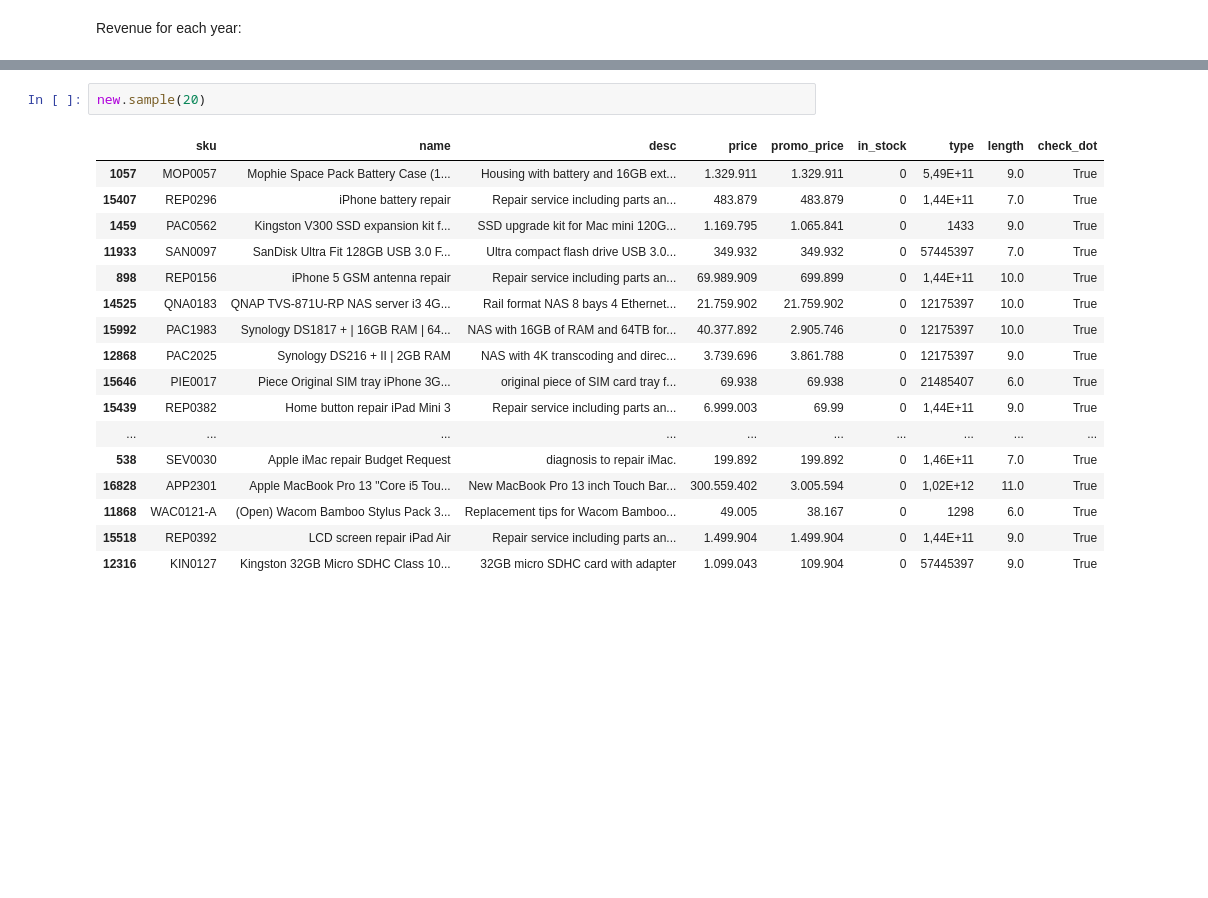
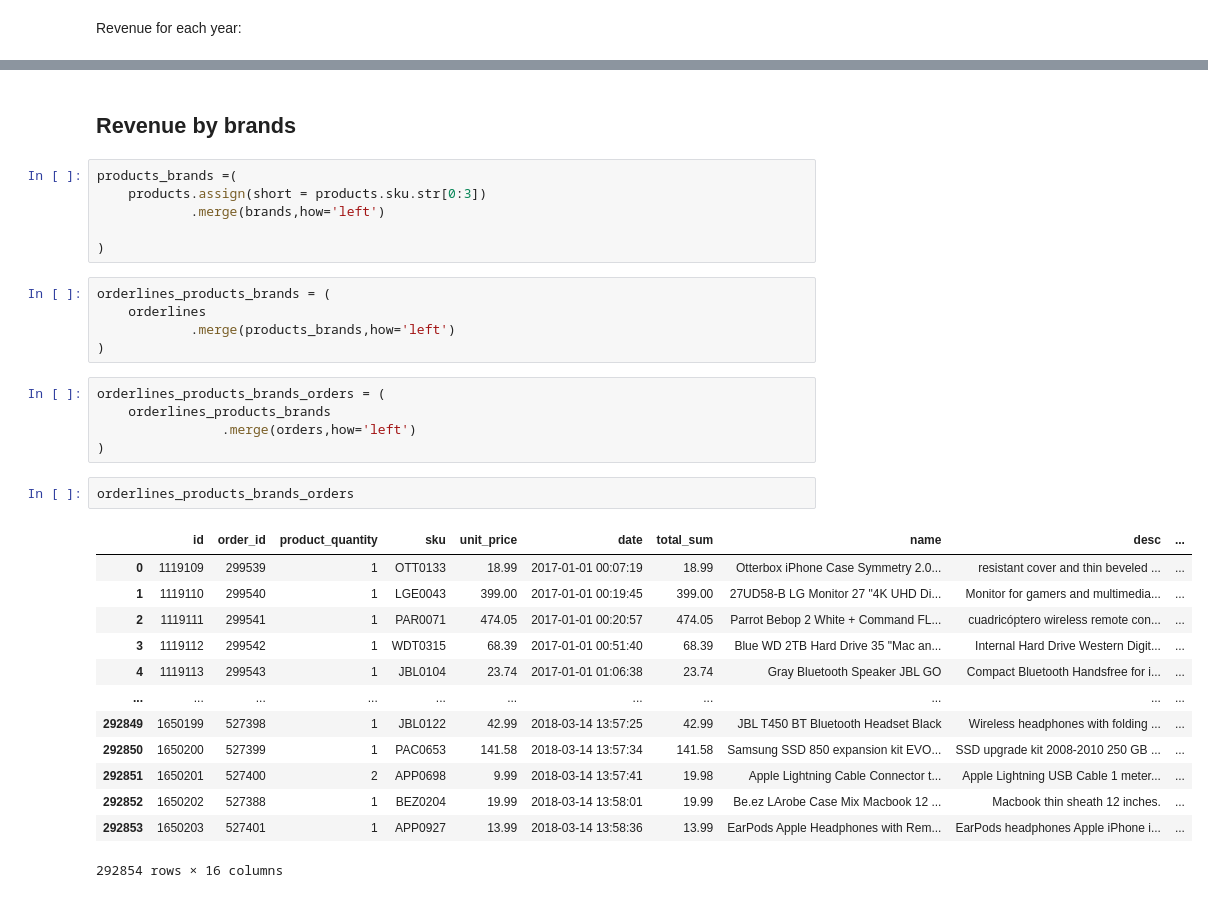
Before and after one commit to hanaamulic/Eniac_project-Week_3, a Jupyter notebook: Custom_exploration_clean_tables.ipynb, the cells around one changed output, grey strips where cells are left out. Cells and saved outputs as stored; diff of their text form; blank space fills up the shorter version.

```diff
--- a/Custom_exploration_clean_tables.ipynb
+++ b/Custom_exploration_clean_tables.ipynb
@@ -214,20 +125,34 @@ new
-# %%
-new.sample(20)
-# %% [output]
-|  | sku | name | desc | price | promo_price | in_stock | type | length | check_dot |
-| 1057 | MOP0057 | Mophie Space Pack Battery Case (1... | Housing with battery and 16GB ext... | 1.329.911 | 1.329.911 | 0 | 5,49E+11 | 9.0 | True |
-| 15407 | REP0296 | iPhone battery repair | Repair service including parts an... | 483.879 | 483.879 | 0 | 1,44E+11 | 7.0 | True |
-| 1459 | PAC0562 | Kingston V300 SSD expansion kit f... | SSD upgrade kit for Mac mini 120G... | 1.169.795 | 1.065.841 | 0 | 1433 | 9.0 | True |
-| 11933 | SAN0097 | SanDisk Ultra Fit 128GB USB 3.0 F... | Ultra compact flash drive USB 3.0... | 349.932 | 349.932 | 0 | 57445397 | 7.0 | True |
-| 898 | REP0156 | iPhone 5 GSM antenna repair | Repair service including parts an... | 69.989.909 | 699.899 | 0 | 1,44E+11 | 10.0 | True |
-| 14525 | QNA0183 | QNAP TVS-871U-RP NAS server i3 4G... | Rail format NAS 8 bays 4 Ethernet... | 21.759.902 | 21.759.902 | 0 | 12175397 | 10.0 | True |
-| 15992 | PAC1983 | Synology DS1817 + | 16GB RAM | 64... | NAS with 16GB of RAM and 64TB for... | 40.377.892 | 2.905.746 | 0 | 12175397 | 10.0 | True |
-| 12868 | PAC2025 | Synology DS216 + II | 2GB RAM | NAS with 4K transcoding and direc... | 3.739.696 | 3.861.788 | 0 | 12175397 | 9.0 | True |
-| 15646 | PIE0017 | Piece Original SIM tray iPhone 3G... | original piece of SIM card tray f... | 69.938 | 69.938 | 0 | 21485407 | 6.0 | True |
-| 15439 | REP0382 | Home button repair iPad Mini 3 | Repair service including parts an... | 6.999.003 | 69.99 | 0 | 1,44E+11 | 9.0 | True |
-| ... | ... | ... | ... | ... | ... | ... | ... | ... | ... |
-| 538 | SEV0030 | Apple iMac repair Budget Request | diagnosis to repair iMac. | 199.892 | 199.892 | 0 | 1,46E+11 | 7.0 | True |
-| 16828 | APP2301 | Apple MacBook Pro 13 "Core i5 Tou... | New MacBook Pro 13 inch Touch Bar... | 300.559.402 | 3.005.594 | 0 | 1,02E+12 | 11.0 | True |
-| 11868 | WAC0121-A | (Open) Wacom Bamboo Stylus Pack 3... | Replacement tips for Wacom Bamboo... | 49.005 | 38.167 | 0 | 1298 | 6.0 | True |
-| 15518 | REP0392 | LCD screen repair iPad Air | Repair service including parts an... | 1.499.904 | 1.499.904 | 0 | 1,44E+11 | 9.0 | True |
-| 12316 | KIN0127 | Kingston 32GB Micro SDHC Class 10... | 32GB micro SDHC card with adapter | 1.099.043 | 109.904 | 0 | 57445397 | 9.0 | True |
+# %% [markdown]
+## Revenue by brands
+# %%
+products_brands =(
+    products.assign(short = products.sku.str[0:3])
+            .merge(brands,how='left')
+
+)
+# %%
+orderlines_products_brands = (
+    orderlines
+            .merge(products_brands,how='left')
+)
+# %%
+orderlines_products_brands_orders = (
+    orderlines_products_brands
+                .merge(orders,how='left')
+)
+# %%
+orderlines_products_brands_orders
+# %% [output]
+|  | id | order_id | product_quantity | sku | unit_price | date | total_sum | name | desc | ... |
+| 0 | 1119109 | 299539 | 1 | OTT0133 | 18.99 | 2017-01-01 00:07:19 | 18.99 | Otterbox iPhone Case Symmetry 2.0... | resistant cover and thin beveled ... | ... |
+| 1 | 1119110 | 299540 | 1 | LGE0043 | 399.00 | 2017-01-01 00:19:45 | 399.00 | 27UD58-B LG Monitor 27 "4K UHD Di... | Monitor for gamers and multimedia... | ... |
+| 2 | 1119111 | 299541 | 1 | PAR0071 | 474.05 | 2017-01-01 00:20:57 | 474.05 | Parrot Bebop 2 White + Command FL... | cuadricóptero wireless remote con... | ... |
+| 3 | 1119112 | 299542 | 1 | WDT0315 | 68.39 | 2017-01-01 00:51:40 | 68.39 | Blue WD 2TB Hard Drive 35 "Mac an... | Internal Hard Drive Western Digit... | ... |
+| 4 | 1119113 | 299543 | 1 | JBL0104 | 23.74 | 2017-01-01 01:06:38 | 23.74 | Gray Bluetooth Speaker JBL GO | Compact Bluetooth Handsfree for i... | ... |
+| ... | ... | ... | ... | ... | ... | ... | ... | ... | ... | ... |
+| 292849 | 1650199 | 527398 | 1 | JBL0122 | 42.99 | 2018-03-14 13:57:25 | 42.99 | JBL T450 BT Bluetooth Headset Black | Wireless headphones with folding ... | ... |
+| 292850 | 1650200 | 527399 | 1 | PAC0653 | 141.58 | 2018-03-14 13:57:34 | 141.58 | Samsung SSD 850 expansion kit EVO... | SSD upgrade kit 2008-2010 250 GB ... | ... |
+| 292851 | 1650201 | 527400 | 2 | APP0698 | 9.99 | 2018-03-14 13:57:41 | 19.98 | Apple Lightning Cable Connector t... | Apple Lightning USB Cable 1 meter... | ... |
+| 292852 | 1650202 | 527388 | 1 | BEZ0204 | 19.99 | 2018-03-14 13:58:01 | 19.99 | Be.ez LArobe Case Mix Macbook 12 ... | Macbook thin sheath 12 inches. | ... |
+| 292853 | 1650203 | 527401 | 1 | APP0927 | 13.99 | 2018-03-14 13:58:36 | 13.99 | EarPods Apple Headphones with Rem... | EarPods headphones Apple iPhone i... | ... |
+292854 rows × 16 columns
```
Also changed, not shown: parts of 39 cells of this notebook, 3 other files.
